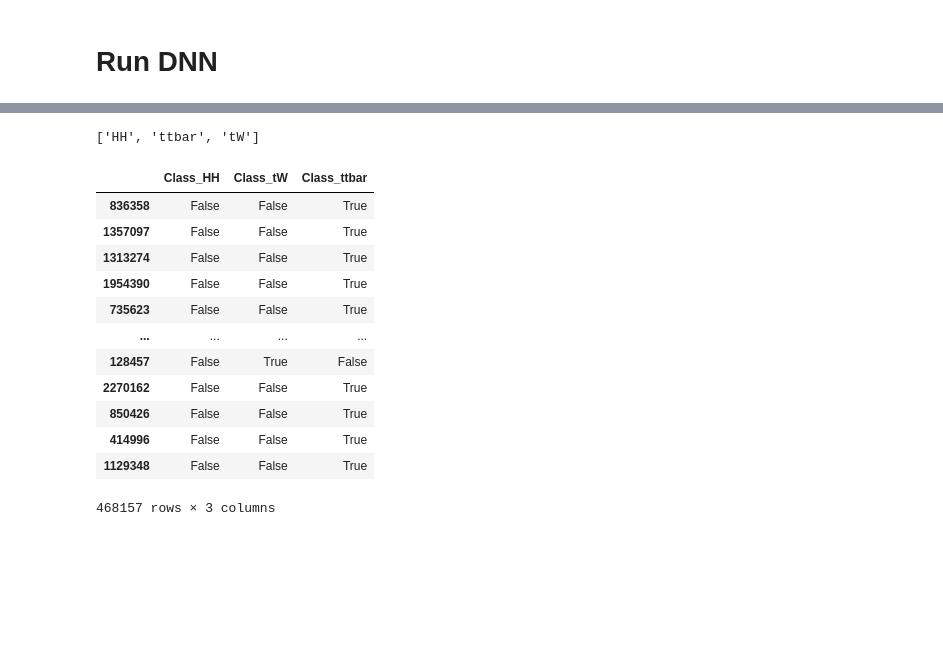
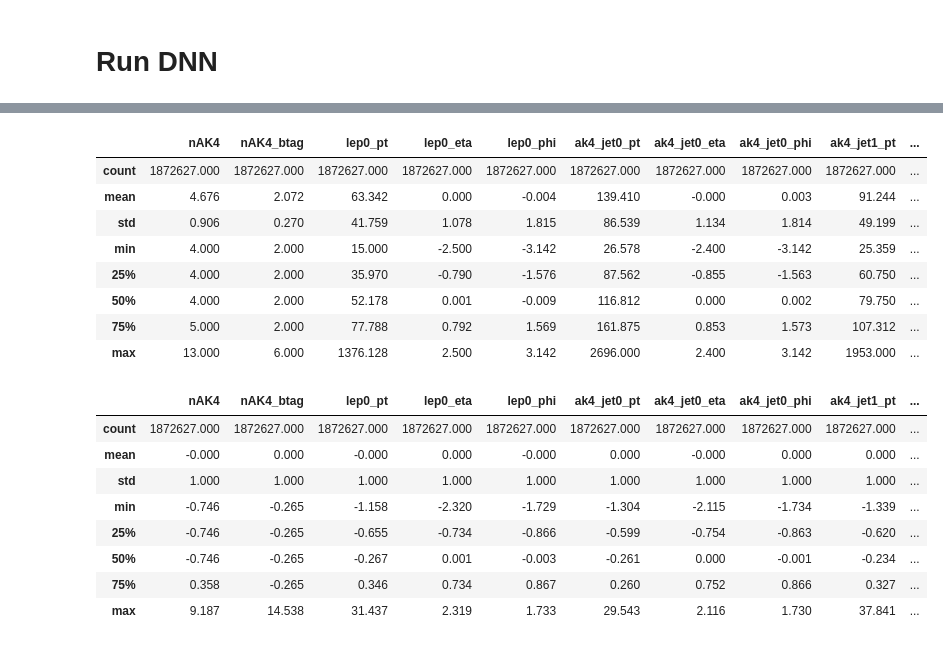
Before and after one commit to antonettprado/hh, a Jupyter notebook: Bamboo_setup/src/NeuralNet/notebooks/check_2_masking.ipynb, the cells around one changed output, grey strips where cells are left out. Drawn from its saved outputs; the diff is of its cells as text; code cells hidden in the pictures; blank space fills up the shorter version.

```diff
--- a/Bamboo_setup/src/NeuralNet/notebooks/check_2_masking.ipynb
+++ b/Bamboo_setup/src/NeuralNet/notebooks/check_2_masking.ipynb
@@ -147,24 +159,0 @@ Y_train
-# %%
-DNN.classes
-# %% [output]
-['HH', 'ttbar', 'tW']
-# %%
-def run_custom(DNNObject, compiled_model):
-    DNNObject.model = compiled_model
-    DNNObject.train_model(X_train, Y_train, sw_train)
-    output_df, model_metrics = DNNObject.evaluate_and_predict(X_test, Y_test, evs_test)
-    utils.draw_score_distribution(DNNObject.type, output_df, DNNObject.modeldir)
-# %% [output]
-|  | Class_HH | Class_tW | Class_ttbar |
-| 836358 | False | False | True |
-| 1357097 | False | False | True |
-| 1313274 | False | False | True |
-| 1954390 | False | False | True |
-| 735623 | False | False | True |
-| ... | ... | ... | ... |
-| 128457 | False | True | False |
-| 2270162 | False | False | True |
-| 850426 | False | False | True |
-| 414996 | False | False | True |
-| 1129348 | False | False | True |
-468157 rows × 3 columns
@@ -170,0 +184,24 @@ def run_custom(DNNObject, compiled_model):
+# %%
+X_train.describe().round(3)
+# %% [output]
+|  | nAK4 | nAK4_btag | lep0_pt | lep0_eta | lep0_phi | ak4_jet0_pt | ak4_jet0_eta | ak4_jet0_phi | ak4_jet1_pt | ... |
+| count | 1872627.000 | 1872627.000 | 1872627.000 | 1872627.000 | 1872627.000 | 1872627.000 | 1872627.000 | 1872627.000 | 1872627.000 | ... |
+| mean | 4.676 | 2.072 | 63.342 | 0.000 | -0.004 | 139.410 | -0.000 | 0.003 | 91.244 | ... |
+| std | 0.906 | 0.270 | 41.759 | 1.078 | 1.815 | 86.539 | 1.134 | 1.814 | 49.199 | ... |
+| min | 4.000 | 2.000 | 15.000 | -2.500 | -3.142 | 26.578 | -2.400 | -3.142 | 25.359 | ... |
+| 25% | 4.000 | 2.000 | 35.970 | -0.790 | -1.576 | 87.562 | -0.855 | -1.563 | 60.750 | ... |
+| 50% | 4.000 | 2.000 | 52.178 | 0.001 | -0.009 | 116.812 | 0.000 | 0.002 | 79.750 | ... |
+| 75% | 5.000 | 2.000 | 77.788 | 0.792 | 1.569 | 161.875 | 0.853 | 1.573 | 107.312 | ... |
+| max | 13.000 | 6.000 | 1376.128 | 2.500 | 3.142 | 2696.000 | 2.400 | 3.142 | 1953.000 | ... |
+# %%
+X_normalized.describe().round(3)
+# %% [output]
+|  | nAK4 | nAK4_btag | lep0_pt | lep0_eta | lep0_phi | ak4_jet0_pt | ak4_jet0_eta | ak4_jet0_phi | ak4_jet1_pt | ... |
+| count | 1872627.000 | 1872627.000 | 1872627.000 | 1872627.000 | 1872627.000 | 1872627.000 | 1872627.000 | 1872627.000 | 1872627.000 | ... |
+| mean | -0.000 | 0.000 | -0.000 | 0.000 | -0.000 | 0.000 | -0.000 | 0.000 | 0.000 | ... |
+| std | 1.000 | 1.000 | 1.000 | 1.000 | 1.000 | 1.000 | 1.000 | 1.000 | 1.000 | ... |
+| min | -0.746 | -0.265 | -1.158 | -2.320 | -1.729 | -1.304 | -2.115 | -1.734 | -1.339 | ... |
+| 25% | -0.746 | -0.265 | -0.655 | -0.734 | -0.866 | -0.599 | -0.754 | -0.863 | -0.620 | ... |
+| 50% | -0.746 | -0.265 | -0.267 | 0.001 | -0.003 | -0.261 | 0.000 | -0.001 | -0.234 | ... |
+| 75% | 0.358 | -0.265 | 0.346 | 0.734 | 0.867 | 0.260 | 0.752 | 0.866 | 0.327 | ... |
+| max | 9.187 | 14.538 | 31.437 | 2.319 | 1.733 | 29.543 | 2.116 | 1.730 | 37.841 | ... |
```
Also changed, not shown: parts of 9 cells of this notebook, 6 other files.
